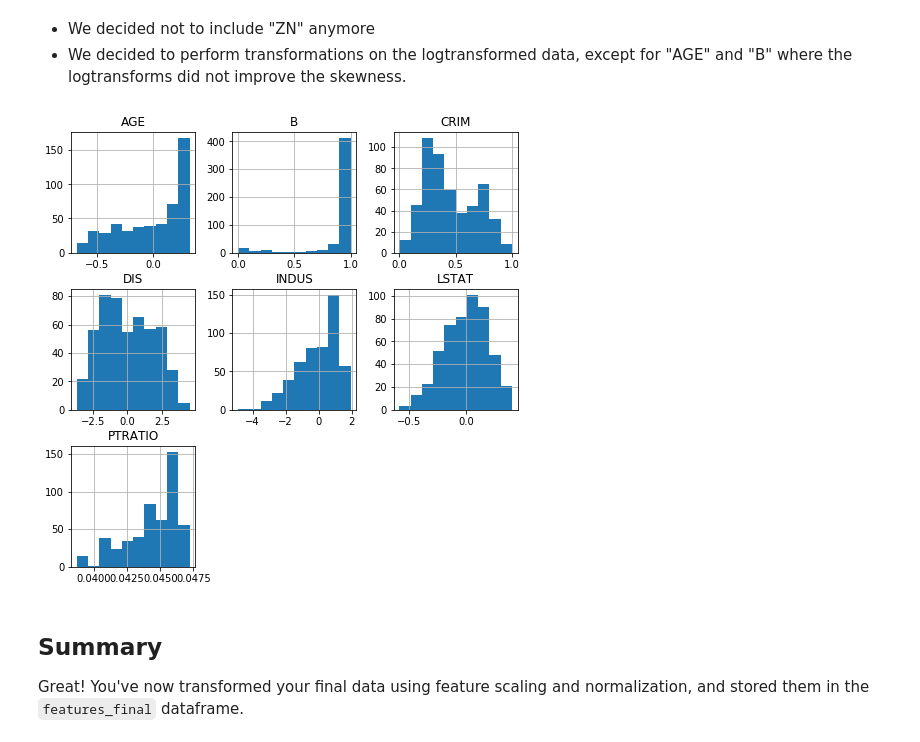
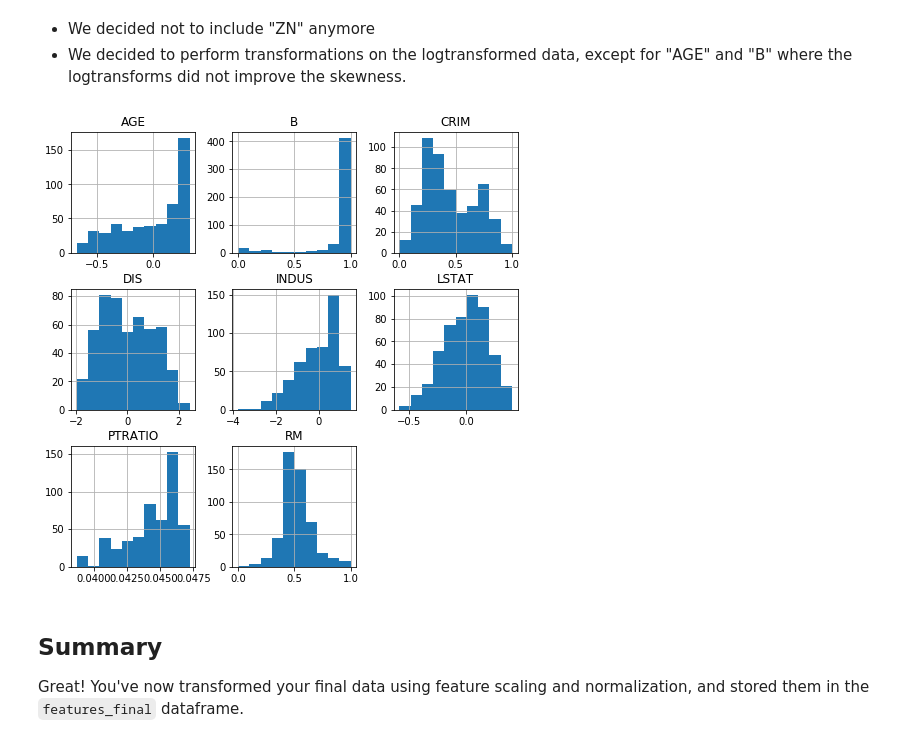
Before and after one commit to learn-co-curriculum/dsc-linear-transformations-lab, a Jupyter notebook: index.ipynb, the cells around one changed output. Cells and saved outputs as stored; diff of their text form; code cells hidden in the pictures.

```diff
--- a/index.ipynb
+++ b/index.ipynb
@@ -96,25 +94,27 @@ Store your final features in a dataframe `features_final`
 # %%
 age = boston_cont["AGE"]
 b = boston_cont["B"]
+rm = boston_cont["RM"]
 logcrim = data_log["CRIM"]
 logdis = data_log["DIS"]
 logindus = data_log["INDUS"]
 loglstat = data_log["LSTAT"]
 logptratio = data_log["PTRATIO"]
 
 features_final= pd.DataFrame([])
 
 features_final["CRIM"] = (logcrim-min(logcrim))/(max(logcrim)-min(logcrim))
 features_final["B"] = (b-min(b))/(max(b)-min(b))
-features_final["DIS"]   = (logdis-np.mean(logdis))/np.var(logdis)
-features_final["INDUS"] = (logindus-np.mean(logindus))/(np.var(logindus))
+features_final["RM"] = (rm-min(rm))/(max(rm)-min(rm))
+features_final["DIS"]   = (logdis-np.mean(logdis))/np.sqrt(np.var(logdis))
+features_final["INDUS"] = (logindus-np.mean(logindus))/np.sqrt(np.var(logindus))
 features_final["LSTAT"] = (loglstat-np.mean(loglstat))/(max(loglstat)-min(loglstat))
 features_final["AGE"] = (age-np.mean(age))/(max(age)-min(age))
 features_final["PTRATIO"] = (logptratio)/(np.linalg.norm(logptratio))
 
 features_final.hist(figsize  = [8, 8]);
 # %% [output]
-[figure, old version]
+[figure, new version]
 # %% [markdown]
 ## Summary
 Great! You've now transformed your final data using feature scaling and normalization, and stored them in the `features_final` dataframe.
```
Also changed, not shown: parts of 1 cell of this notebook, 2 other files.
